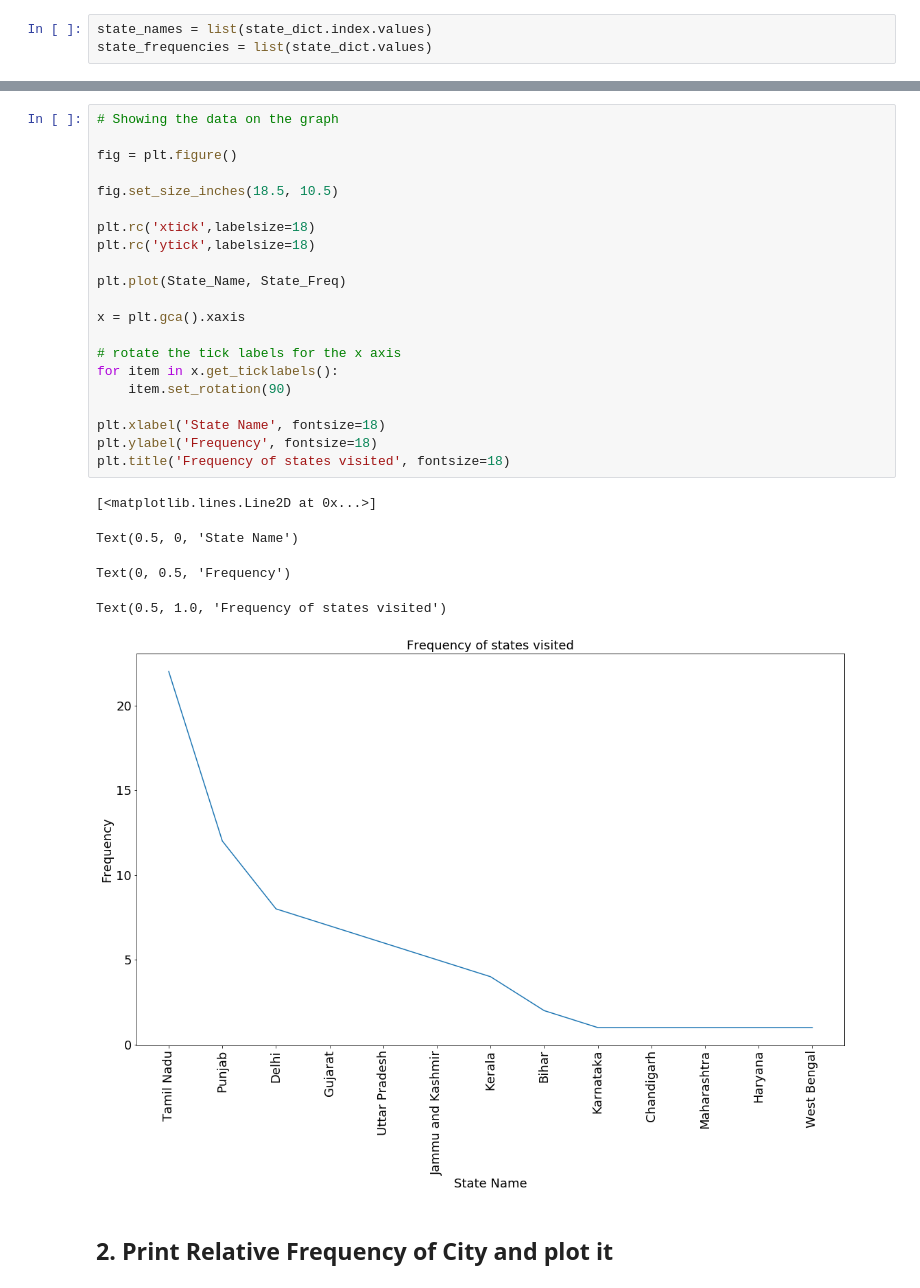
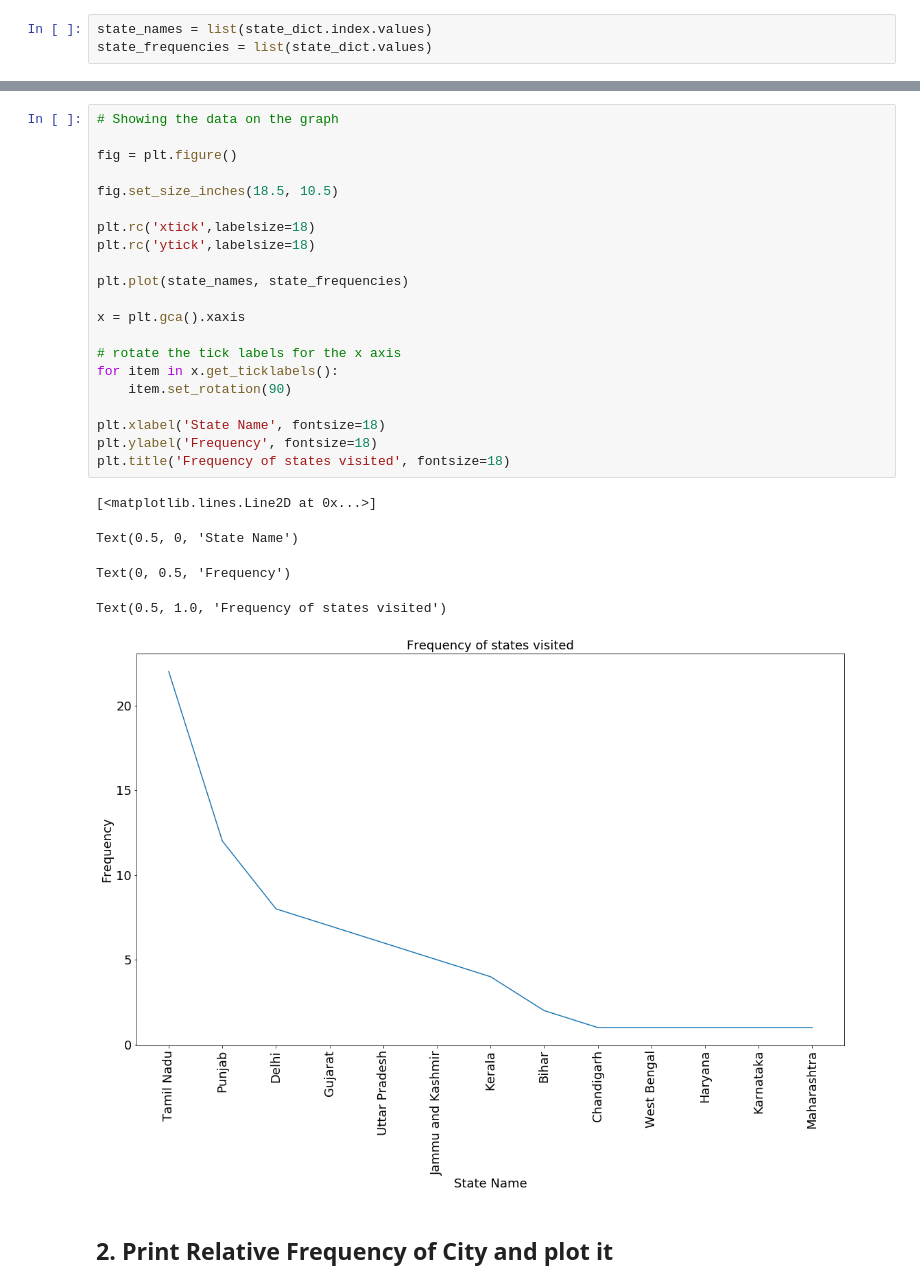
Before and after one commit to dhirajhimani/Jaskerat_ML_Course, a Jupyter notebook: Assignment_Pandas_NBFC.ipynb, the cells around one changed output, grey strips where cells are left out. Saved outputs shown, nothing was run; the diff lists cells and outputs as text.

```diff
--- a/Assignment_Pandas_NBFC.ipynb
+++ b/Assignment_Pandas_NBFC.ipynb
@@ -139,30 +139,30 @@ print(state_frequencies)
 # %%
 # Showing the data on the graph
 
 fig = plt.figure()
 
 fig.set_size_inches(18.5, 10.5)
 
 plt.rc('xtick',labelsize=18)
 plt.rc('ytick',labelsize=18)
 
-plt.plot(State_Name, State_Freq)
+plt.plot(state_names, state_frequencies)
 
 x = plt.gca().xaxis
 
 # rotate the tick labels for the x axis
 for item in x.get_ticklabels():
     item.set_rotation(90)
 
 plt.xlabel('State Name', fontsize=18)
 plt.ylabel('Frequency', fontsize=18)
 plt.title('Frequency of states visited', fontsize=18)
 # %% [output]
 [<matplotlib.lines.Line2D at 0x...>]
 Text(0.5, 0, 'State Name')
 Text(0, 0.5, 'Frequency')
 Text(0.5, 1.0, 'Frequency of states visited')
-[figure, old version]
+[figure, new version]
 # %% [markdown]
 ## 2. Print Relative Frequency of City and plot it
 # %%
```
Also changed, not shown: parts of 3 cells of this notebook, 1 other file.
